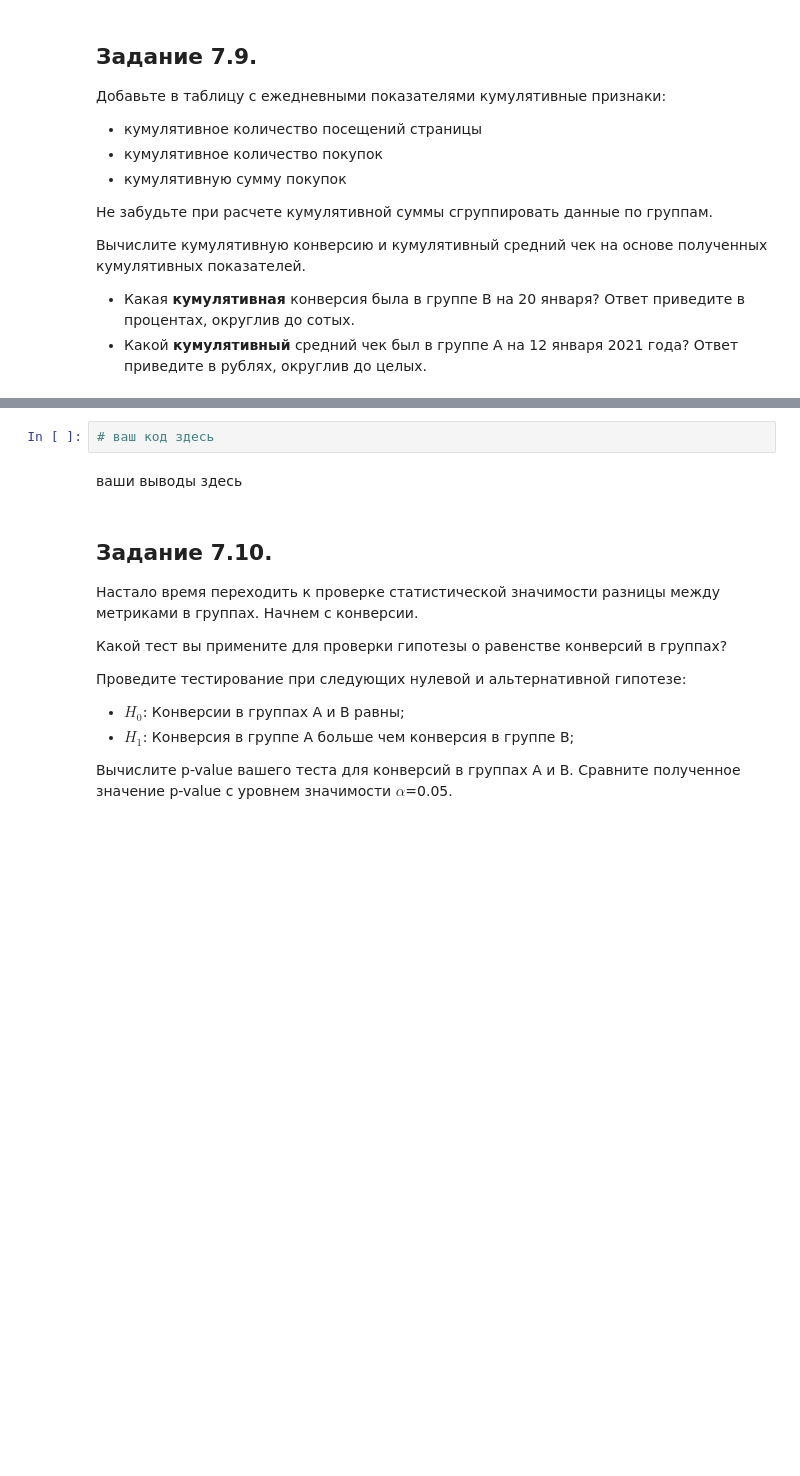
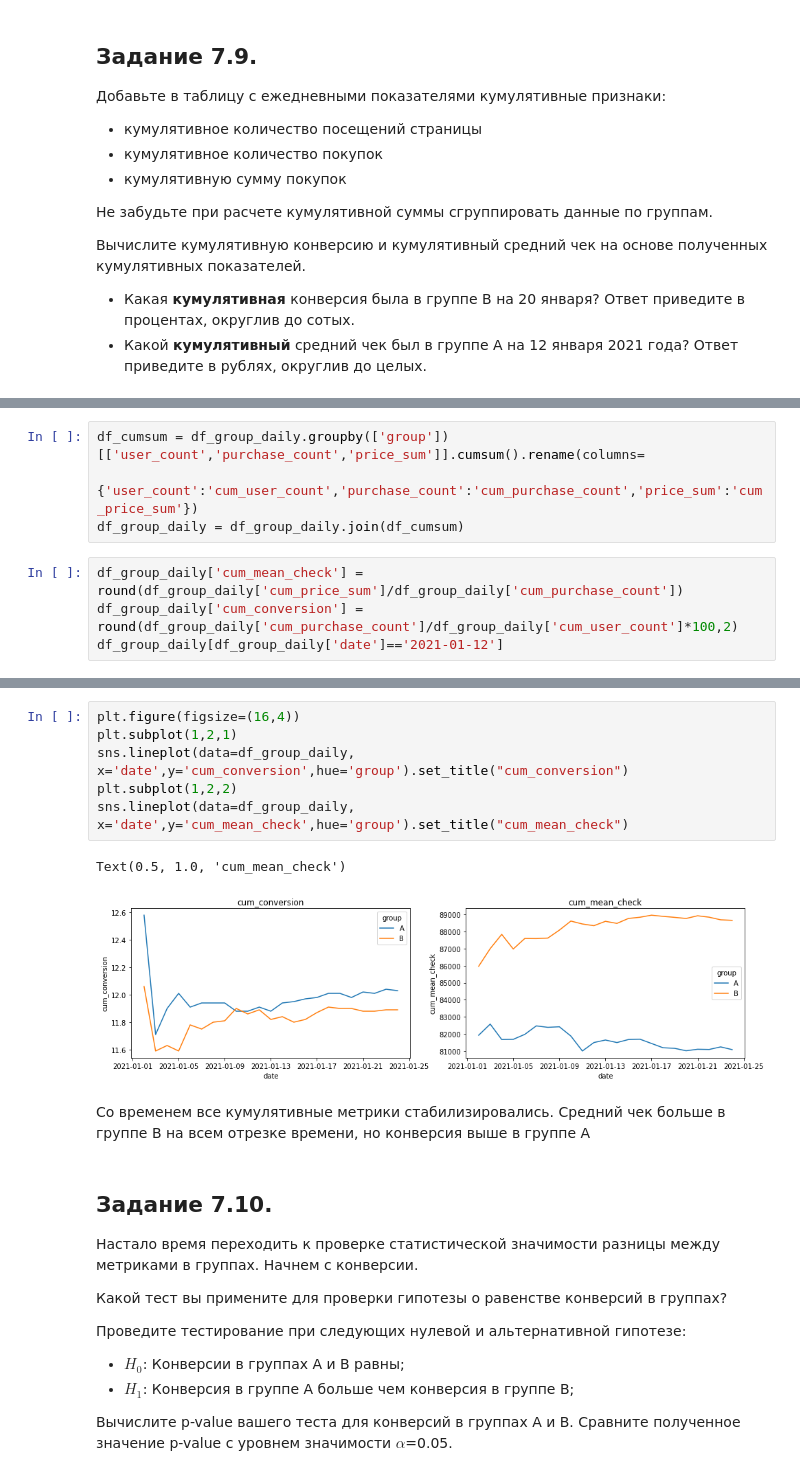
Before and after one commit to Erkobrax/DS_Edu, a Jupyter notebook: Projects/AB_task/Template_EDA_5.ipynb, the cells around one changed output, grey strips where cells are left out. Cells and saved outputs as stored; diff of their text form; blank space fills up the shorter version.

```diff
--- a/Projects/AB_task/Template_EDA_5.ipynb
+++ b/Projects/AB_task/Template_EDA_5.ipynb
@@ -252,0 +254,8 @@ df_group_daily
+# %%
+df_cumsum = df_group_daily.groupby(['group'])[['user_count','purchase_count','price_sum']].cumsum().rename(columns=
+                                                                                                           {'user_count':'cum_user_count','purchase_count':'cum_purchase_count','price_sum':'cum_price_sum'})
+df_group_daily = df_group_daily.join(df_cumsum)
+# %%
+df_group_daily['cum_mean_check'] = round(df_group_daily['cum_price_sum']/df_group_daily['cum_purchase_count'])
+df_group_daily['cum_conversion'] = round(df_group_daily['cum_purchase_count']/df_group_daily['cum_user_count']*100,2)
+df_group_daily[df_group_daily['date']=='2021-01-12']
@@ -255,7 +268,14 @@ df_group_daily
-# %%
-# ваш код здесь
-# %% [markdown]
-ваши выводы здесь
+# %%
+plt.figure(figsize=(16,4))
+plt.subplot(1,2,1)
+sns.lineplot(data=df_group_daily, x='date',y='cum_conversion',hue='group').set_title("cum_conversion")
+plt.subplot(1,2,2)
+sns.lineplot(data=df_group_daily, x='date',y='cum_mean_check',hue='group').set_title("cum_mean_check")
+# %% [output]
+Text(0.5, 1.0, 'cum_mean_check')
+[figure, added]
+# %% [markdown]
+Cо временем все кумулятивные метрики стабилизировались. Средний чек больше в группе B на всем отрезке времени, но конверсия выше в группе А
 # %% [markdown]
 ## **Задание 7.10.**
 
```
Also changed, not shown: parts of 26 cells of this notebook.
